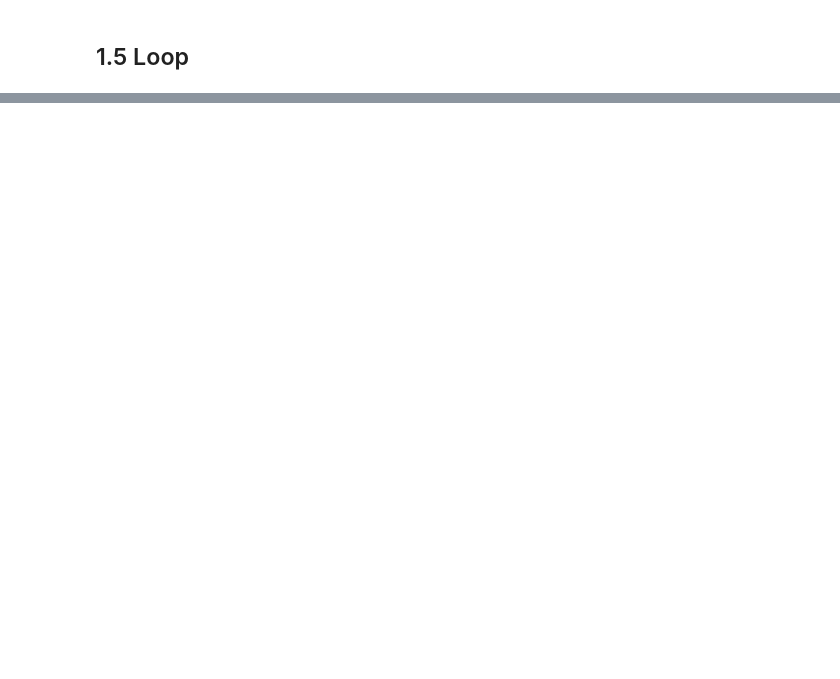
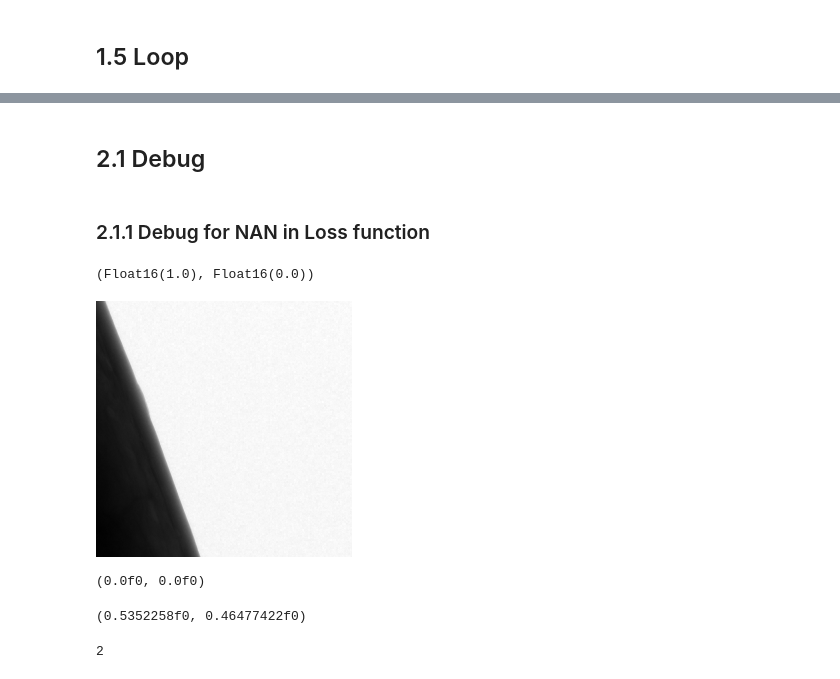
Before and after one commit to lwbhahahaha/BAC, a Jupyter notebook: 4_train.ipynb, the cells around one changed output, grey strips where cells are left out. Drawn from its saved outputs; the diff is of its cells as text; code cells hidden in the pictures; blank space fills up the shorter version.

Commit message:
Added debug section

```diff
--- a/4_train.ipynb
+++ b/4_train.ipynb
@@ -63,6 +51,8 @@ patch_size_half = round(Int, patch_size/2);
 """
 function zoom_pxiel_values(img)
     a, b = minimum(img), maximum(img)
-    img = (img .- a) / (b - a)
+    if b-a != 0
+        img = (img .- a) / (b - a)
+    end
     return img
 end
@@ -531,0 +471,2 @@ model = unet2D(1, 2);
+# %% [markdown]
+## 2.1 Debug
@@ -531,0 +487,2 @@ model = unet2D(1, 2);
+# %% [markdown]
+### 2.1.1 Debug for NAN in Loss function
@@ -531,0 +495,20 @@ model = unet2D(1, 2);
+# %%
+maximum(x_sample), minimum(x_sample)
+# %% [output]
+(Float16(1.0), Float16(0.0))
+# %%
+Gray.(zoom_pxiel_values(x_sample[:,:,1,2]))
+# %% [output]
+[figure, added]
+# %%
+maximum(y_sample_cated), minimum(y_sample_cated)
+# %% [output]
+(0.0f0, 0.0f0)
+# %%
+maximum(y_sample_pred), minimum(y_sample_pred)
+# %% [output]
+(0.5352258f0, 0.46477422f0)
+# %%
+chnl_idx = 2
+# %% [output]
+2
```
Also changed, not shown: parts of 54 cells of this notebook.
